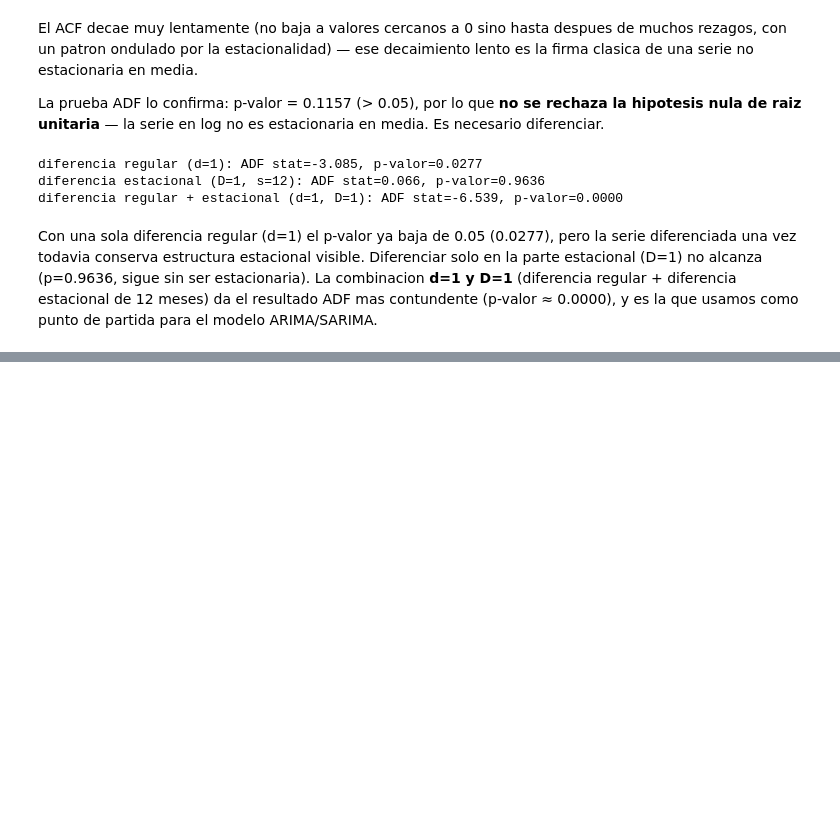
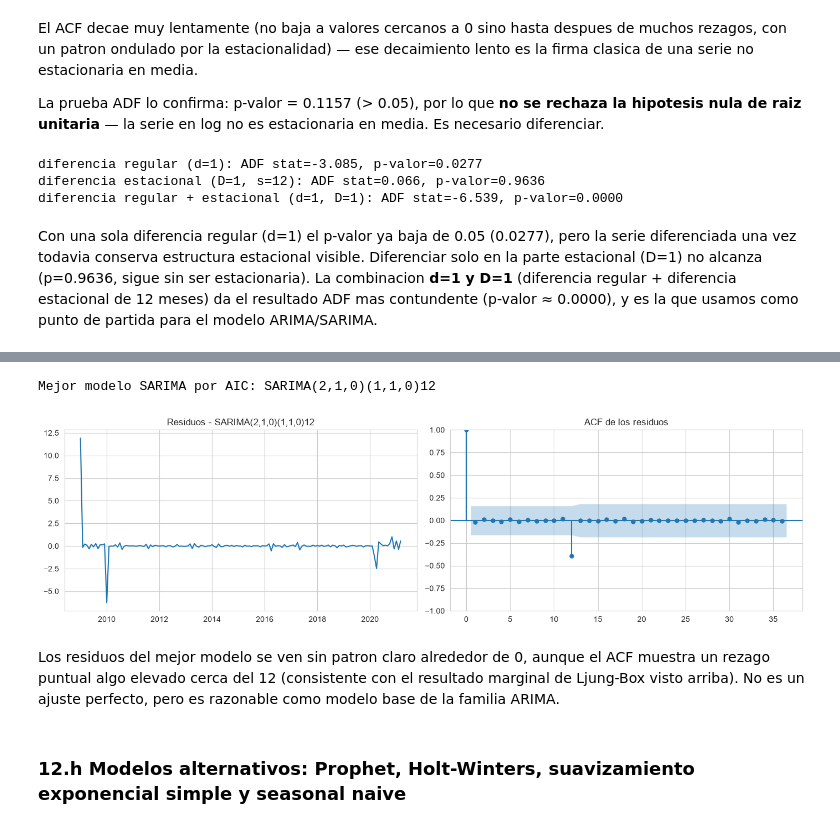
Before and after one commit to DavidDominguez-11/DS-Lab1, a Jupyter notebook: Lab1_Series_de_Tiempo.ipynb, the cells around one changed output, grey strips where cells are left out. Cells and saved outputs as stored; diff of their text form; code cells hidden in the pictures; blank space fills up the shorter version.

Commit message:
parametros, varios modelos y algoritmos

```diff
--- a/Lab1_Series_de_Tiempo.ipynb
+++ b/Lab1_Series_de_Tiempo.ipynb
@@ -778,0 +793,6 @@ Con una sola diferencia regular (d=1) el p-valor ya baja de 0.05 (0.0277), pero
+# %%
+auto_model = pm.auto_arima(serie_log, seasonal=True, m=12, trace=True, stepwise=True,
+                            suppress_warnings=True, error_action='ignore',
+                            max_p=3, max_q=3, max_P=2, max_Q=2)
+print(auto_model.summary())
+print("\nOrden propuesto por auto_arima:", auto_model.order, "x", auto_model.seasonal_order)
@@ -778,0 +821,25 @@ Con una sola diferencia regular (d=1) el p-valor ya baja de 0.05 (0.0277), pero
+# %%
+candidatos = {
+    'Manual SARIMA(1,1,1)(1,1,1)12':      ((1,1,1), (1,1,1,12)),
+    'SARIMA(0,1,1)(0,1,1)12':             ((0,1,1), (0,1,1,12)),
+    'SARIMA(2,1,0)(1,1,0)12':             ((2,1,0), (1,1,0,12)),
+}
+
+resultados_sarima = {}
+filas = []
+for nombre, (order, sorder) in candidatos.items():
+    modelo = SARIMAX(serie_log, order=order, seasonal_order=sorder,
+                      enforce_stationarity=True, enforce_invertibility=True)
+    ajuste = modelo.fit(disp=False)
+    resultados_sarima[nombre] = ajuste
+    lb = acorr_ljungbox(ajuste.resid, lags=[12], return_df=True)
+    filas.append({'Modelo': nombre, 'AIC': ajuste.aic, 'BIC': ajuste.bic,
+                  'Ljung-Box p-valor (lag 12)': lb['lb_pvalue'].iloc[0]})
+
+# auto_arima se compara con sus propios AIC/BIC/residuos (ya viene ajustado del punto 12.f)
+lb_auto = acorr_ljungbox(auto_model.resid(), lags=[12], return_df=True)
+filas.append({'Modelo': 'auto_arima SARIMA(1,0,1)(1,0,2)12', 'AIC': auto_model.aic(), 'BIC': auto_model.bic(),
+              'Ljung-Box p-valor (lag 12)': lb_auto['lb_pvalue'].iloc[0]})
+
+tabla_sarima = pd.DataFrame(filas).sort_values('AIC').reset_index(drop=True)
+tabla_sarima
@@ -778,0 +856,19 @@ Con una sola diferencia regular (d=1) el p-valor ya baja de 0.05 (0.0277), pero
+# %%
+mejor_sarima_nombre = tabla_sarima[tabla_sarima['Modelo'].isin(resultados_sarima.keys())].iloc[0]['Modelo']
+mejor_sarima = resultados_sarima[mejor_sarima_nombre]
+print("Mejor modelo SARIMA por AIC:", mejor_sarima_nombre)
+
+fig, axes = plt.subplots(1,2, figsize=(14,4))
+axes[0].plot(mejor_sarima.resid)
+axes[0].set_title(f'Residuos - {mejor_sarima_nombre}')
+plot_acf(mejor_sarima.resid, lags=36, ax=axes[1])
+axes[1].set_title('ACF de los residuos')
+plt.tight_layout()
+plt.show()
+# %% [output]
+Mejor modelo SARIMA por AIC: SARIMA(2,1,0)(1,1,0)12
+[figure, added]
+# %% [markdown]
+Los residuos del mejor modelo se ven sin patron claro alrededor de 0, aunque el ACF muestra un rezago puntual algo elevado cerca del 12 (consistente con el resultado marginal de Ljung-Box visto arriba). No es un ajuste perfecto, pero es razonable como modelo base de la familia ARIMA.
+# %% [markdown]
+### 12.h Modelos alternativos: Prophet, Holt-Winters, suavizamiento exponencial simple y seasonal naive
```
Also changed, not shown: parts of 10 cells of this notebook.
